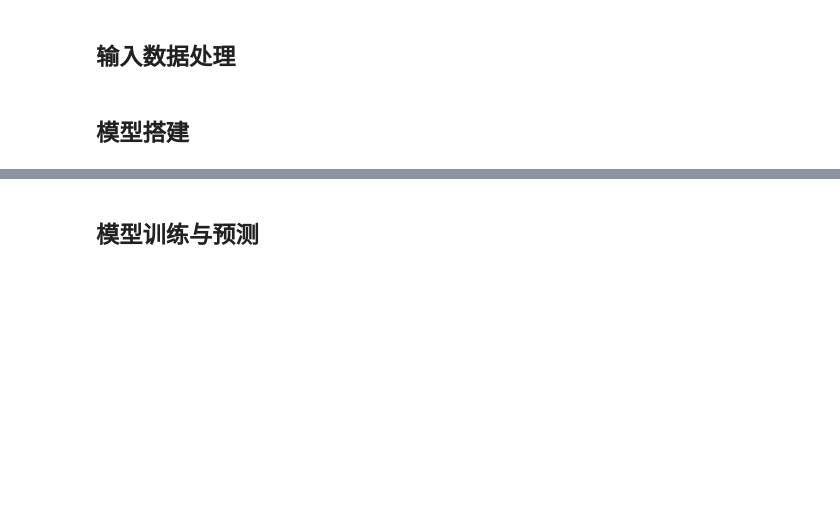
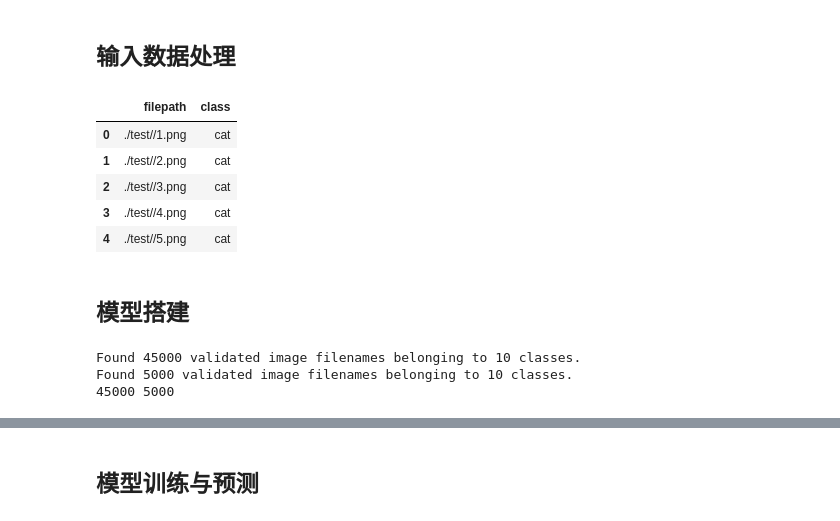
Before and after one commit to SJTU-wp/deep_learning_tf, a Jupyter notebook: chapter6_cnn/06_cifar10_model_1-kaggle-resnet50.ipynb, the cells around one changed output, grey strips where cells are left out. Saved outputs shown, nothing was run; the diff lists cells and outputs as text; code cells hidden in the pictures; blank space fills up the shorter version.

```diff
--- a/chapter6_cnn/06_cifar10_model_1-kaggle-resnet50.ipynb
+++ b/chapter6_cnn/06_cifar10_model_1-kaggle-resnet50.ipynb
@@ -34,43 +79,51 @@ class_names = [
 ]
 
 # 路径
-train_lables_file = '../cifar10/trainLabels.csv'  # labels
-test_csv_file = '../cifar10/sampleSubmission.csv'  # submission
-train_folder = '../cifar10/train/'  # 训练集所在的文件夹
-test_folder = '../cifar10/test/'  # 测试集所在的文件夹
+train_labels_file = '../input/cifar-10/trainLabels.csv'  # labels
+test_csv_file = '../input/cifar-10/sampleSubmission.csv'  # submission
+train_folder = './train/'  # 训练集所在的文件夹
+test_folder = './test/'  # 测试集所在的文件夹
 
 # def parse_csv_file(filepath, folder):
 #     """Parses csv files into (filename(path), label) format"""
 #     results = []
 #     # 读取所有行
 #     with open(filepath, 'r') as f:
 # #         lines = f.readlines()  为什么加[1:]？ 有标题head
 #         lines = f.readlines()[1:]
 #     for line in lines:
 #         image_id, label_str = line.strip('\n').split(',')
 #         image_full_path = os.path.join(folder, image_id + '.png')
 #         results.append((image_full_path, label_str))
 #     return results
 
 # # 解析对应的文件夹
 # train_labels_info = parse_csv_file(train_lables_file, train_folder)
 # test_csv_info = parse_csv_file(test_csv_file, test_folder)
 
 # # 打印
 # import pprint
 # pprint.pprint(train_labels_info[0:5])
 # pprint.pprint(test_csv_info[0:5])
 # print(len(train_labels_info), len(test_csv_info))
 
 # 读取 label
 train_path_df = pd.read_csv(train_labels_file)
 train_path_df["id"] = train_path_df["id"].apply(lambda x: "{}/{}.png".format(train_folder, x))
 train_path_df.columns=["filepath", "class"]
 train_path_df.head()
 
 test_df = pd.read_csv(test_csv_file)
-test_df["path"] = test_df["id"].apply(lambda x: "{}/{}.png".format(test_folder, x))
+test_df["id"] = test_df["id"].apply(lambda x: "{}/{}.png".format(test_folder, x))
+test_df.columns=["filepath", "class"]
 test_df.head()
+# %% [output]
+|  | filepath | class |
+| 0 | ./test//1.png | cat |
+| 1 | ./test//2.png | cat |
+| 2 | ./test//3.png | cat |
+| 3 | ./test//4.png | cat |
+| 4 | ./test//5.png | cat |
 # %%
 # # train_df = pd.DataFrame(train_labels_info)
 # train_df = pd.DataFrame(train_labels_info[0:45000])
@@ -139,6 +192,10 @@ valid_generator = valid_datagen.flow_from_dataframe(
 train_num = train_generator.samples
 valid_num = valid_generator.samples
 print(train_num, valid_num)
+# %% [output]
+Found 45000 validated image filenames belonging to 10 classes.
+Found 5000 validated image filenames belonging to 10 classes.
+45000 5000
 # %%
 model = keras.models.Sequential([
     keras.applications.ResNet50(include_top=False, pooling='avg', weights='imagenet'),
```
Also changed, not shown: parts of 15 cells of this notebook, 1 other file.
